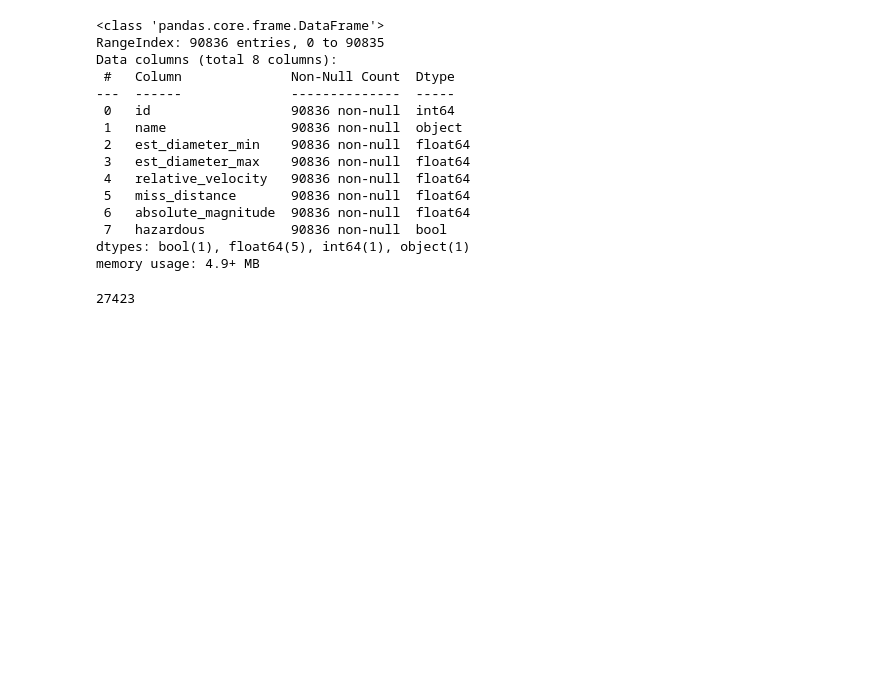
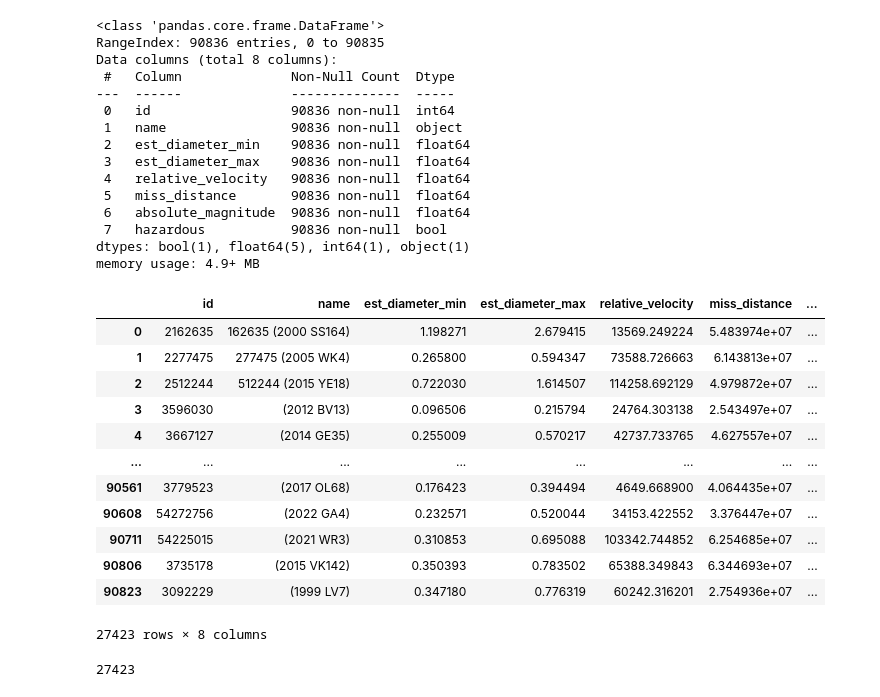
Before and after one commit to manalipatel9/project_4, a Jupyter notebook: Mikes Code.ipynb, the cells around one changed output. Saved outputs shown, nothing was run; the diff lists cells and outputs as text; code cells hidden in the pictures; blank space fills up the shorter version.

```diff
--- a/Mikes Code.ipynb
+++ b/Mikes Code.ipynb
@@ -64 +66,17 @@ memory usage: 4.9+ MB
+# %%
+csv_no_duplicates
+# %% [output]
+|  | id | name | est_diameter_min | est_diameter_max | relative_velocity | miss_distance | ... |
+| 0 | 2162635 | 162635 (2000 SS164) | 1.198271 | 2.679415 | 13569.249224 | 5.483974e+07 | ... |
+| 1 | 2277475 | 277475 (2005 WK4) | 0.265800 | 0.594347 | 73588.726663 | 6.143813e+07 | ... |
+| 2 | 2512244 | 512244 (2015 YE18) | 0.722030 | 1.614507 | 114258.692129 | 4.979872e+07 | ... |
+| 3 | 3596030 | (2012 BV13) | 0.096506 | 0.215794 | 24764.303138 | 2.543497e+07 | ... |
+| 4 | 3667127 | (2014 GE35) | 0.255009 | 0.570217 | 42737.733765 | 4.627557e+07 | ... |
+| ... | ... | ... | ... | ... | ... | ... | ... |
+| 90561 | 3779523 | (2017 OL68) | 0.176423 | 0.394494 | 4649.668900 | 4.064435e+07 | ... |
+| 90608 | 54272756 | (2022 GA4) | 0.232571 | 0.520044 | 34153.422552 | 3.376447e+07 | ... |
+| 90711 | 54225015 | (2021 WR3) | 0.310853 | 0.695088 | 103342.744852 | 6.254685e+07 | ... |
+| 90806 | 3735178 | (2015 VK142) | 0.350393 | 0.783502 | 65388.349843 | 6.344693e+07 | ... |
+| 90823 | 3092229 | (1999 LV7) | 0.347180 | 0.776319 | 60242.316201 | 2.754936e+07 | ... |
+27423 rows × 8 columns
 # %%
```
Also changed, not shown: parts of 5 cells of this notebook.
